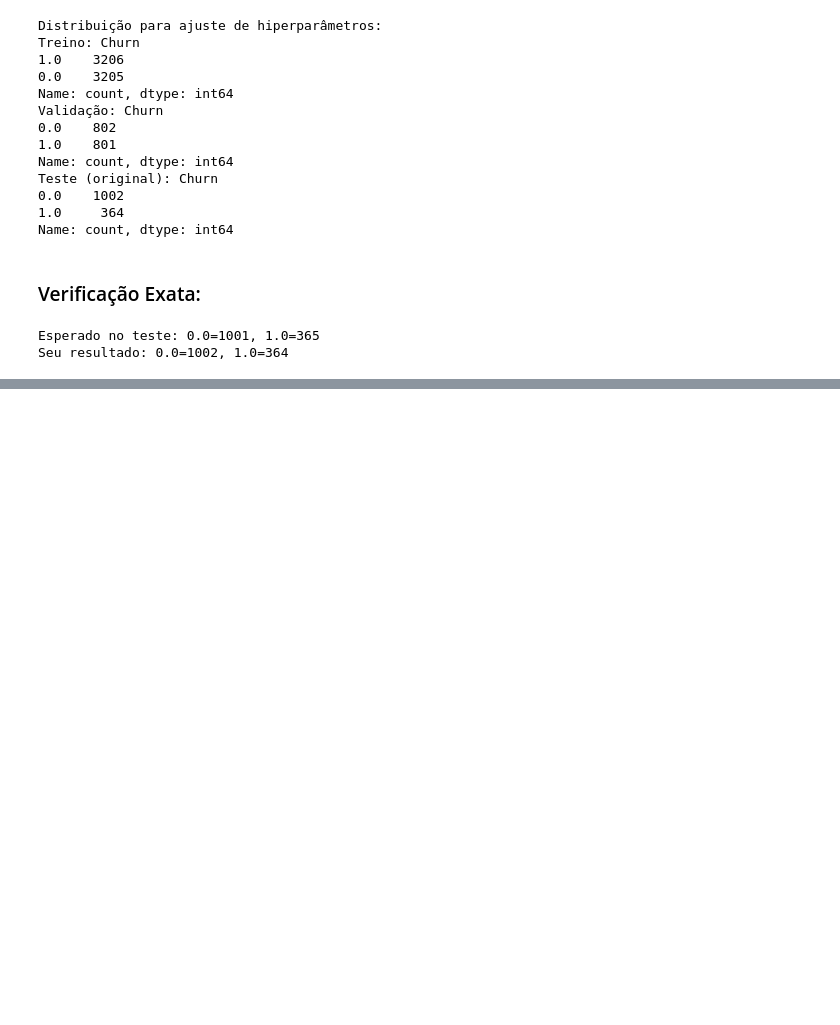
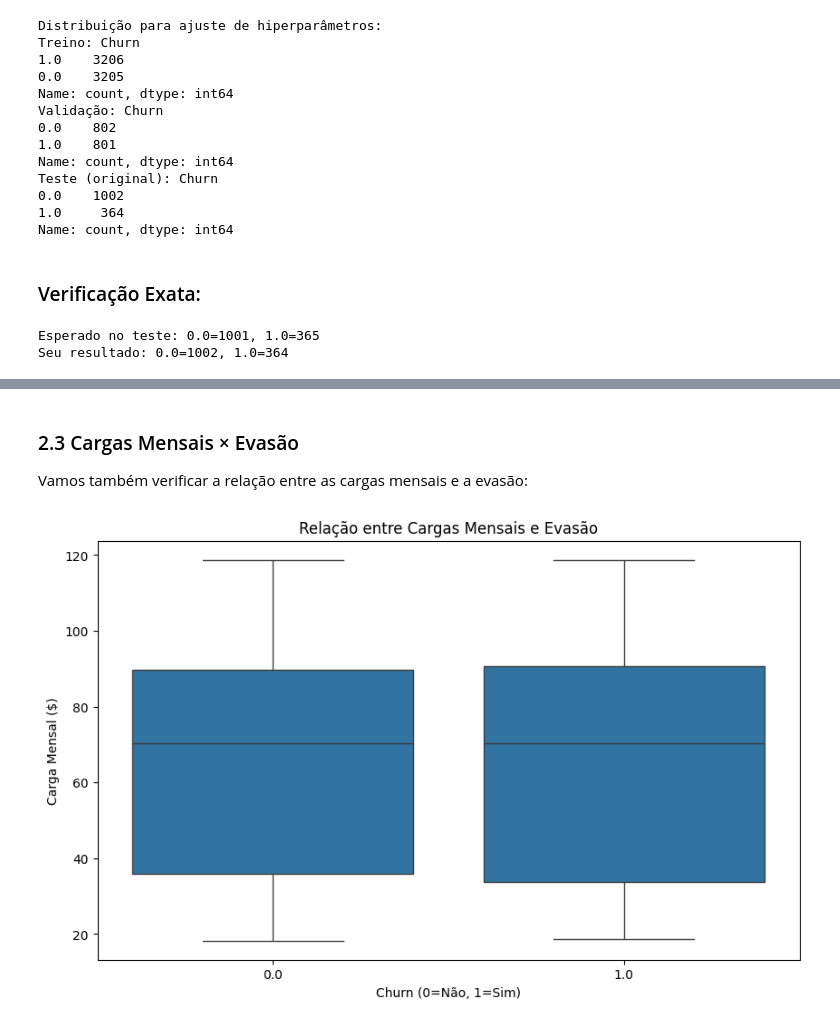
Before and after one commit to anandamatos/telecom-x2, a Jupyter notebook: notebooks/index.ipynb, the cells around one changed output, grey strips where cells are left out. Drawn from its saved outputs; the diff is of its cells as text; code cells hidden in the pictures; blank space fills up the shorter version.

```diff
--- a/notebooks/index.ipynb
+++ b/notebooks/index.ipynb
@@ -636,0 +691,13 @@ Seu resultado: 0.0=1002, 1.0=364
+# %% [markdown]
+### 2.3 Cargas Mensais × Evasão
+
+Vamos também verificar a relação entre as cargas mensais e a evasão:
+# %%
+plt.figure(figsize=(10, 6))
+sns.boxplot(x='Churn', y='account_Charges.Monthly', data=df_final_clean)
+plt.title('Relação entre Cargas Mensais e Evasão')
+plt.xlabel('Churn (0=Não, 1=Sim)')
+plt.ylabel('Carga Mensal ($)')
+plt.show()
+# %% [output]
+[figure, added]
```
Also changed, not shown: parts of 11 cells of this notebook.
